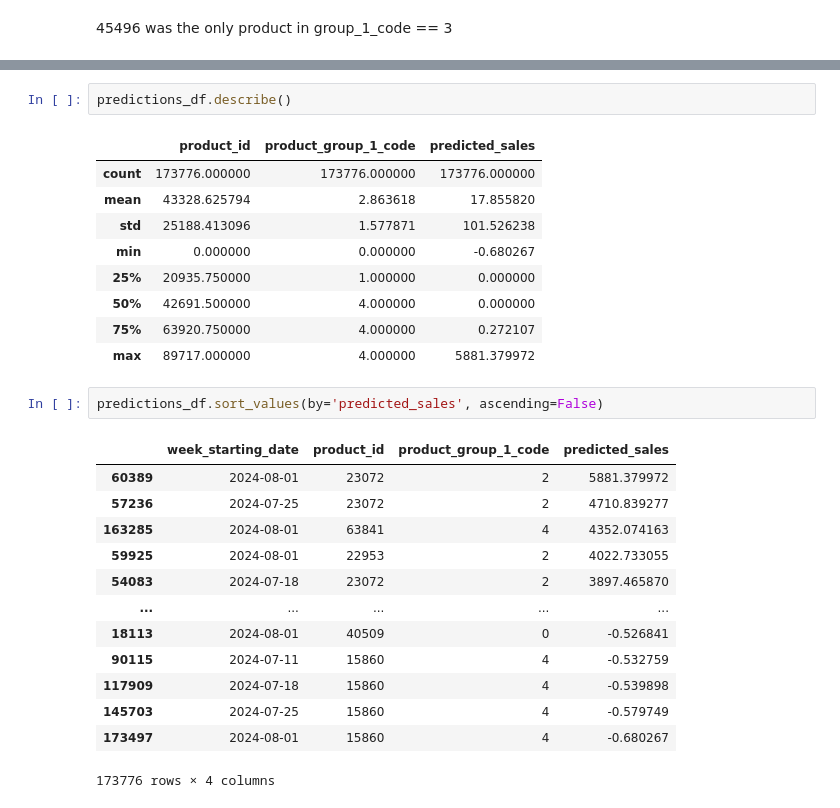
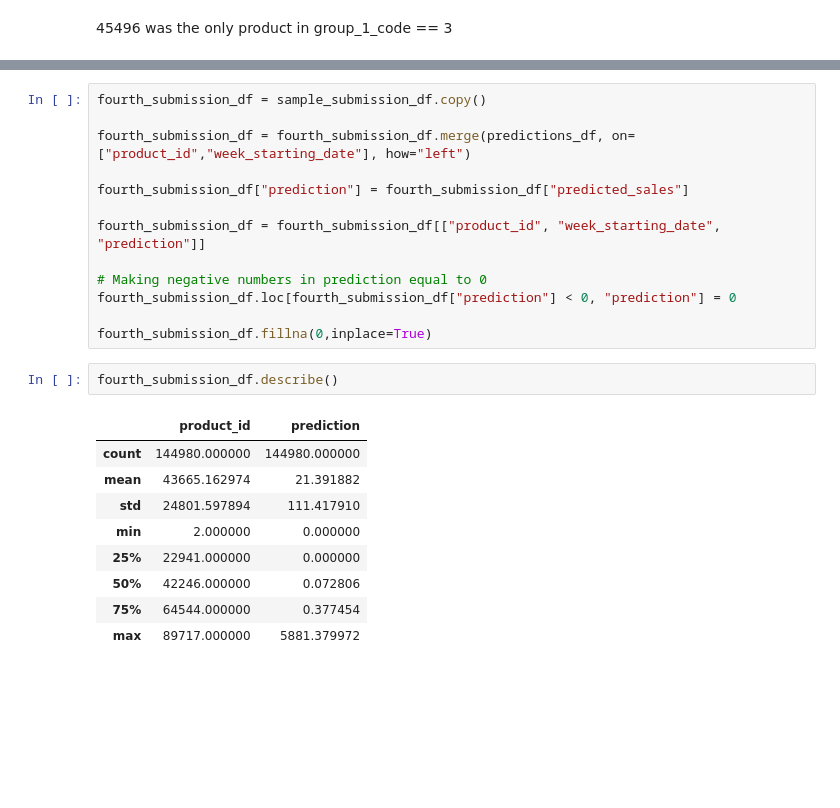
Before and after one commit to UmutToygarGoz/Algorun_24_Beyza_Toygar_TBD, a Jupyter notebook: Toygar_v.1.ipynb, the cells around one changed output, grey strips where cells are left out. Drawn from its saved outputs; the diff is of its cells as text; blank space fills up the shorter version.

Commit message:
fourth submission

```diff
--- a/Toygar_v.1.ipynb
+++ b/Toygar_v.1.ipynb
@@ -471,28 +529,25 @@ third_submission_df
+# %%
+fourth_submission_df = sample_submission_df.copy()
+
+fourth_submission_df = fourth_submission_df.merge(predictions_df, on=["product_id","week_starting_date"], how="left")
+
+fourth_submission_df["prediction"] = fourth_submission_df["predicted_sales"]
+
+fourth_submission_df = fourth_submission_df[["product_id", "week_starting_date", "prediction"]]
+
+# Making negative numbers in prediction equal to 0
+fourth_submission_df.loc[fourth_submission_df["prediction"] < 0, "prediction"] = 0
+
+fourth_submission_df.fillna(0,inplace=True)
 # %%
-predictions_df.describe()
+fourth_submission_df.describe()
 # %% [output]
-|  | product_id | product_group_1_code | predicted_sales |
-| count | 173776.000000 | 173776.000000 | 173776.000000 |
-| mean | 43328.625794 | 2.863618 | 17.855820 |
-| std | 25188.413096 | 1.577871 | 101.526238 |
-| min | 0.000000 | 0.000000 | -0.680267 |
-| 25% | 20935.750000 | 1.000000 | 0.000000 |
-| 50% | 42691.500000 | 4.000000 | 0.000000 |
-| 75% | 63920.750000 | 4.000000 | 0.272107 |
-| max | 89717.000000 | 4.000000 | 5881.379972 |
+|  | product_id | prediction |
+| count | 144980.000000 | 144980.000000 |
+| mean | 43665.162974 | 21.391882 |
+| std | 24801.597894 | 111.417910 |
+| min | 2.000000 | 0.000000 |
+| 25% | 22941.000000 | 0.000000 |
+| 50% | 42246.000000 | 0.072806 |
+| 75% | 64544.000000 | 0.377454 |
+| max | 89717.000000 | 5881.379972 |
-# %%
-predictions_df.sort_values(by='predicted_sales', ascending=False)
-# %% [output]
-|  | week_starting_date | product_id | product_group_1_code | predicted_sales |
-| 60389 | 2024-08-01 | 23072 | 2 | 5881.379972 |
-| 57236 | 2024-07-25 | 23072 | 2 | 4710.839277 |
-| 163285 | 2024-08-01 | 63841 | 4 | 4352.074163 |
-| 59925 | 2024-08-01 | 22953 | 2 | 4022.733055 |
-| 54083 | 2024-07-18 | 23072 | 2 | 3897.465870 |
-| ... | ... | ... | ... | ... |
-| 18113 | 2024-08-01 | 40509 | 0 | -0.526841 |
-| 90115 | 2024-07-11 | 15860 | 4 | -0.532759 |
-| 117909 | 2024-07-18 | 15860 | 4 | -0.539898 |
-| 145703 | 2024-07-25 | 15860 | 4 | -0.579749 |
-| 173497 | 2024-08-01 | 15860 | 4 | -0.680267 |
-173776 rows × 4 columns
```
Also changed, not shown: parts of 13 cells of this notebook, 1 other file.
